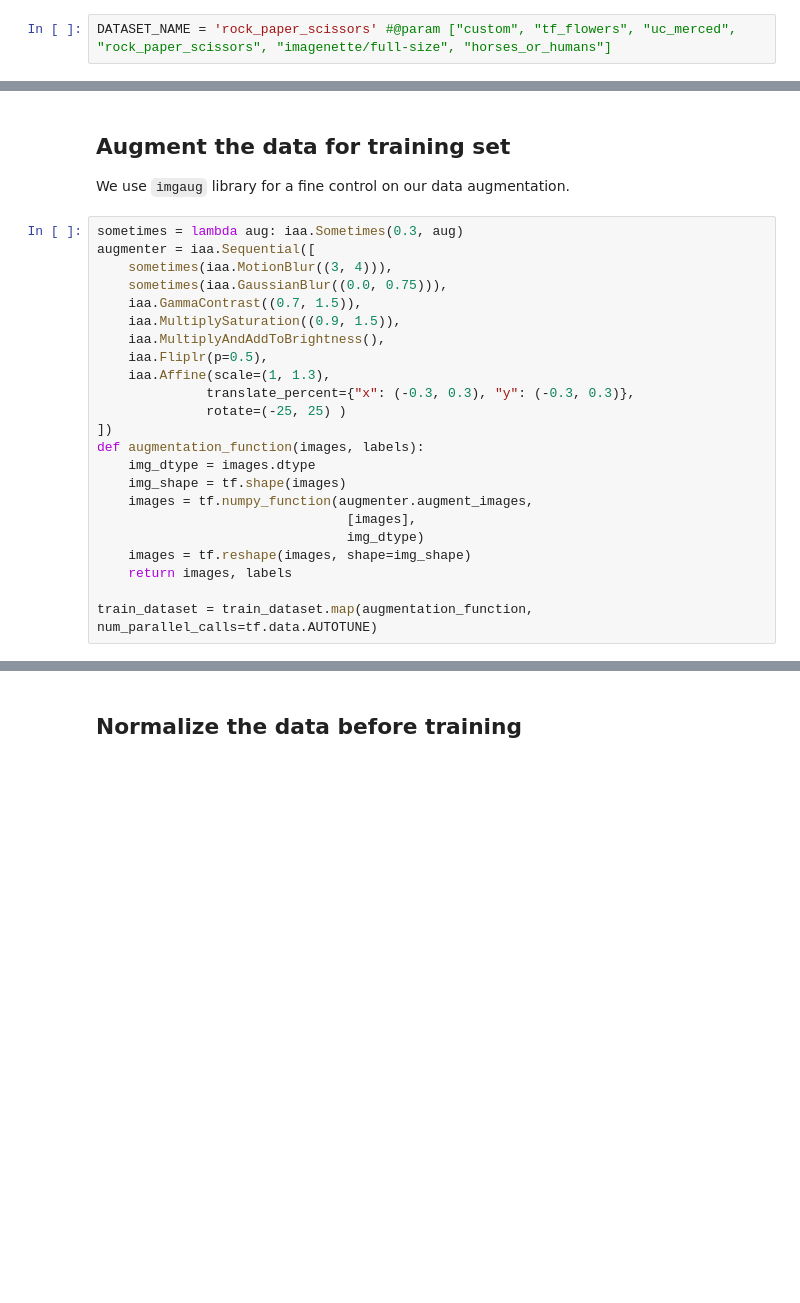
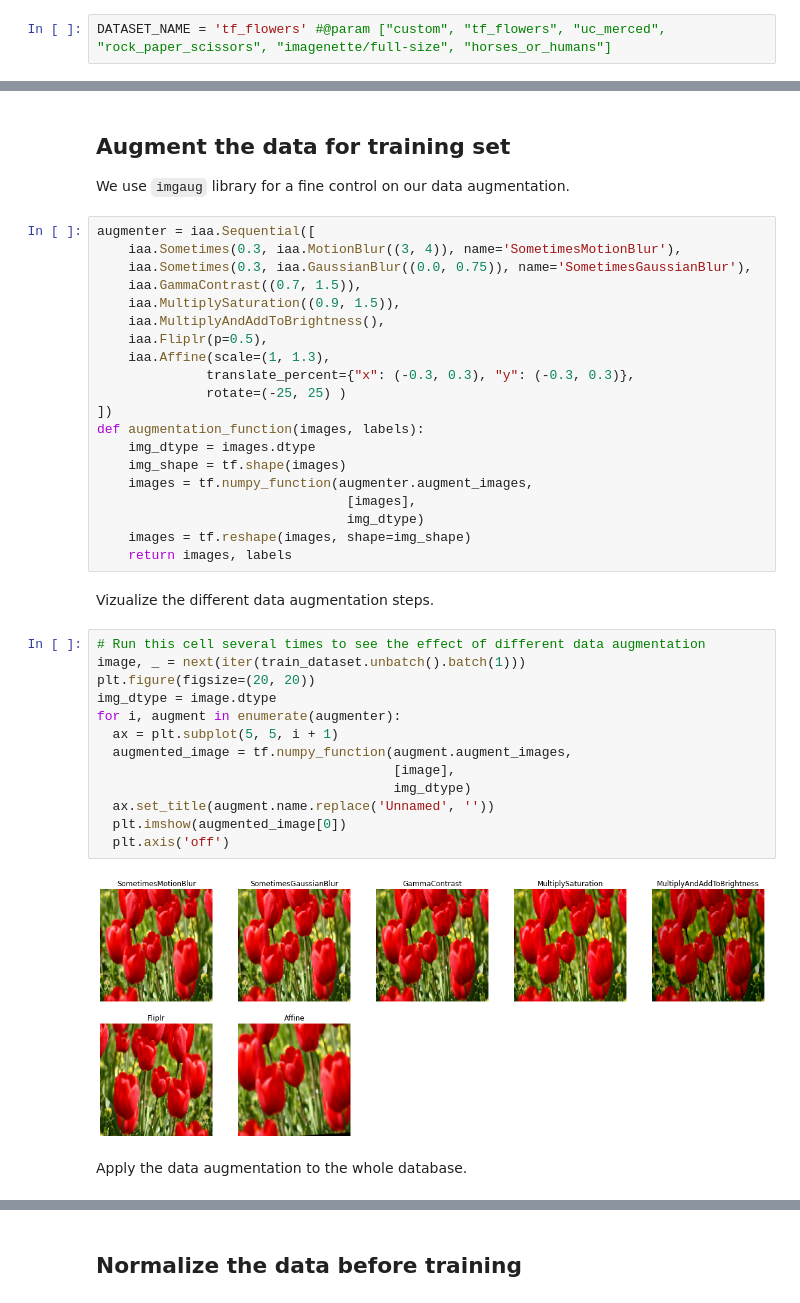
Before and after one commit to STMicroelectronics/stm32ai-wiki, a Jupyter notebook: AI_resources/VISION/transfer_learning/TransferLearning.ipynb, the cells around one changed output, grey strips where cells are left out. Saved outputs shown, nothing was run; the diff lists cells and outputs as text; blank space fills up the shorter version.

Commit message:
:art: Add visualization of each image augmentation

```diff
--- a/AI_resources/VISION/transfer_learning/TransferLearning.ipynb
+++ b/AI_resources/VISION/transfer_learning/TransferLearning.ipynb
@@ -57,7 +75,7 @@ BATCH_SIZE = 16
 ## Dataset selection
 Chose a dataset from the tensorflow dataset zoo or select `custom` to use your own dataset, if you do, you must also provide a test dataset.
 # %%
-DATASET_NAME = 'rock_paper_scissors' #@param ["custom", "tf_flowers", "uc_merced", "rock_paper_scissors", "imagenette/full-size", "horses_or_humans"]
+DATASET_NAME = 'tf_flowers' #@param ["custom", "tf_flowers", "uc_merced", "rock_paper_scissors", "imagenette/full-size", "horses_or_humans"]
 # %% [markdown]
 If you chose a custom dataset, uncomment those lines to extract them. Alternatively, you can uncomment the two `wget` commands to download a pasta dataset from github
 # %%
@@ -125,10 +145,9 @@ for images, labels in train_dataset.take(1):
 ## Augment the data for training set
 We use `imgaug` library for a fine control on our data augmentation.
 # %%
-sometimes = lambda aug: iaa.Sometimes(0.3, aug)
 augmenter = iaa.Sequential([
-    sometimes(iaa.MotionBlur((3, 4))),
-    sometimes(iaa.GaussianBlur((0.0, 0.75))),
+    iaa.Sometimes(0.3, iaa.MotionBlur((3, 4)), name='SometimesMotionBlur'),
+    iaa.Sometimes(0.3, iaa.GaussianBlur((0.0, 0.75)), name='SometimesGaussianBlur'),
     iaa.GammaContrast((0.7, 1.5)),
     iaa.MultiplySaturation((0.9, 1.5)),
     iaa.MultiplyAndAddToBrightness(),
@@ -145,5 +164,22 @@ def augmentation_function(images, labels):
                                 img_dtype)
     images = tf.reshape(images, shape=img_shape)
     return images, labels
-
-train_dataset = train_dataset.map(augmentation_function, num_parallel_calls=tf.data.AUTOTUNE)
+# %% [markdown]
+Vizualize the different data augmentation steps.
+# %%
+# Run this cell several times to see the effect of different data augmentation
+image, _ = next(iter(train_dataset.unbatch().batch(1)))
+plt.figure(figsize=(20, 20))
+img_dtype = image.dtype
+for i, augment in enumerate(augmenter):
+  ax = plt.subplot(5, 5, i + 1)
+  augmented_image = tf.numpy_function(augment.augment_images,
+                                      [image],
+                                      img_dtype)
+  ax.set_title(augment.name.replace('Unnamed', ''))
+  plt.imshow(augmented_image[0])
+  plt.axis('off')
+# %% [output]
+[figure, added]
+# %% [markdown]
+Apply the data augmentation to the whole database.
```
Also changed, not shown: parts of 11 cells of this notebook.
